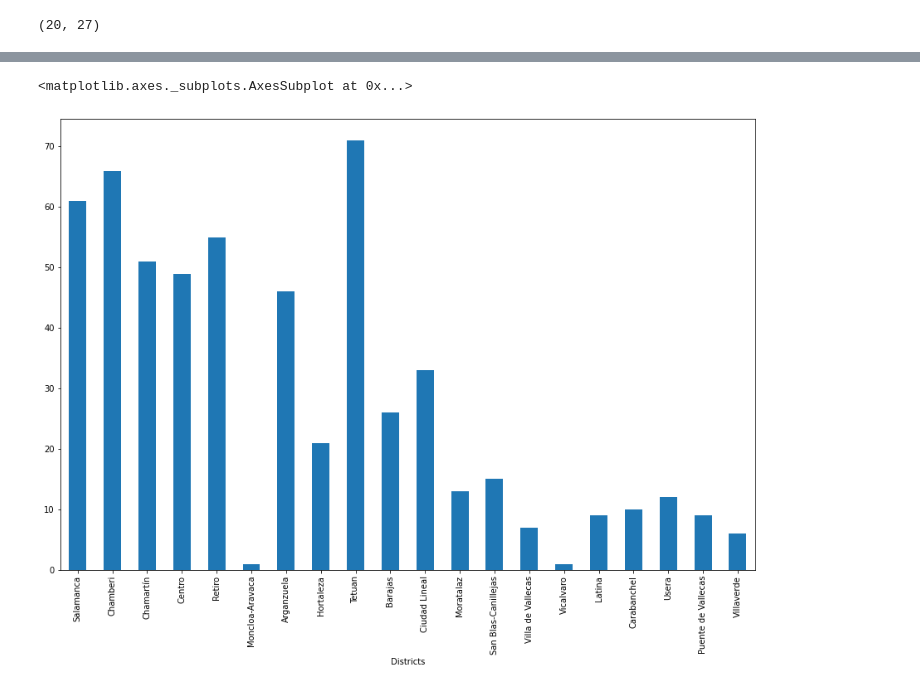
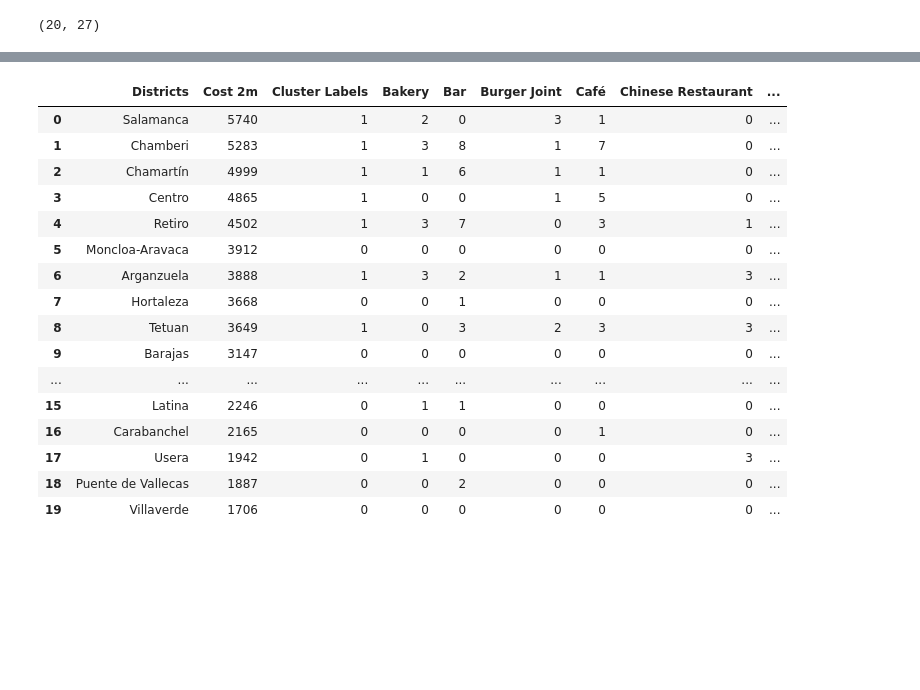
Before and after one commit to Warckor/Coursera_Capstone, a Jupyter notebook: Final_Assignment/House_Sales_Analytics_EN.ipynb, the cells around one changed output, grey strips where cells are left out. Cells and saved outputs as stored; diff of their text form; code cells hidden in the pictures; blank space fills up the shorter version.

```diff
--- a/Final_Assignment/House_Sales_Analytics_EN.ipynb
+++ b/Final_Assignment/House_Sales_Analytics_EN.ipynb
@@ -287,3 +289,12 @@ madrid_grouped.shape
+# %%
+# set number of clusters
+kclusters = 2
+
+# run k-means clustering
+kmeans = KMeans(n_clusters=kclusters, random_state=0).fit(madrid_grouped_clustering)
+# %%
+# add clustering labels
+madrid_grouped_clustering = madrid_grouped.copy()
+madrid_grouped_clustering.insert(2, 'Cluster Labels', kmeans.labels_)
 # %%
-madrid_grouped["Total Business"] = madrid_grouped.drop(["Districts","Cost 2m"], axis=1).sum(1).astype(int)
-madrid_grouped.head()
+madrid_grouped_clustering["Total Business"] = madrid_grouped_clustering.drop(["Districts","Cost 2m"], axis=1).sum(1).astype(int)
@@ -297,5 +300,0 @@ madrid_grouped.head()
-# %%
-madrid_grouped.plot(kind='bar', x='Districts', y='Total Business', figsize=(15,10), legend=False)
-# %% [output]
-<matplotlib.axes._subplots.AxesSubplot at 0x...>
-[figure, removed]
@@ -308,0 +301,20 @@ madrid_grouped.head()
+# %%
+madrid_grouped_clustering
+# %% [output]
+|  | Districts | Cost 2m | Cluster Labels | Bakery | Bar | Burger Joint | Café | Chinese Restaurant | ... |
+| 0 | Salamanca | 5740 | 1 | 2 | 0 | 3 | 1 | 0 | ... |
+| 1 | Chamberi | 5283 | 1 | 3 | 8 | 1 | 7 | 0 | ... |
+| 2 | Chamartín | 4999 | 1 | 1 | 6 | 1 | 1 | 0 | ... |
+| 3 | Centro | 4865 | 1 | 0 | 0 | 1 | 5 | 0 | ... |
+| 4 | Retiro | 4502 | 1 | 3 | 7 | 0 | 3 | 1 | ... |
+| 5 | Moncloa-Aravaca | 3912 | 0 | 0 | 0 | 0 | 0 | 0 | ... |
+| 6 | Arganzuela | 3888 | 1 | 3 | 2 | 1 | 1 | 3 | ... |
+| 7 | Hortaleza | 3668 | 0 | 0 | 1 | 0 | 0 | 0 | ... |
+| 8 | Tetuan | 3649 | 1 | 0 | 3 | 2 | 3 | 3 | ... |
+| 9 | Barajas | 3147 | 0 | 0 | 0 | 0 | 0 | 0 | ... |
+| ... | ... | ... | ... | ... | ... | ... | ... | ... | ... |
+| 15 | Latina | 2246 | 0 | 1 | 1 | 0 | 0 | 0 | ... |
+| 16 | Carabanchel | 2165 | 0 | 0 | 0 | 0 | 1 | 0 | ... |
+| 17 | Usera | 1942 | 0 | 1 | 0 | 0 | 0 | 3 | ... |
+| 18 | Puente de Vallecas | 1887 | 0 | 0 | 2 | 0 | 0 | 0 | ... |
+| 19 | Villaverde | 1706 | 0 | 0 | 0 | 0 | 0 | 0 | ... |
```
Also changed, not shown: parts of 12 cells of this notebook.
